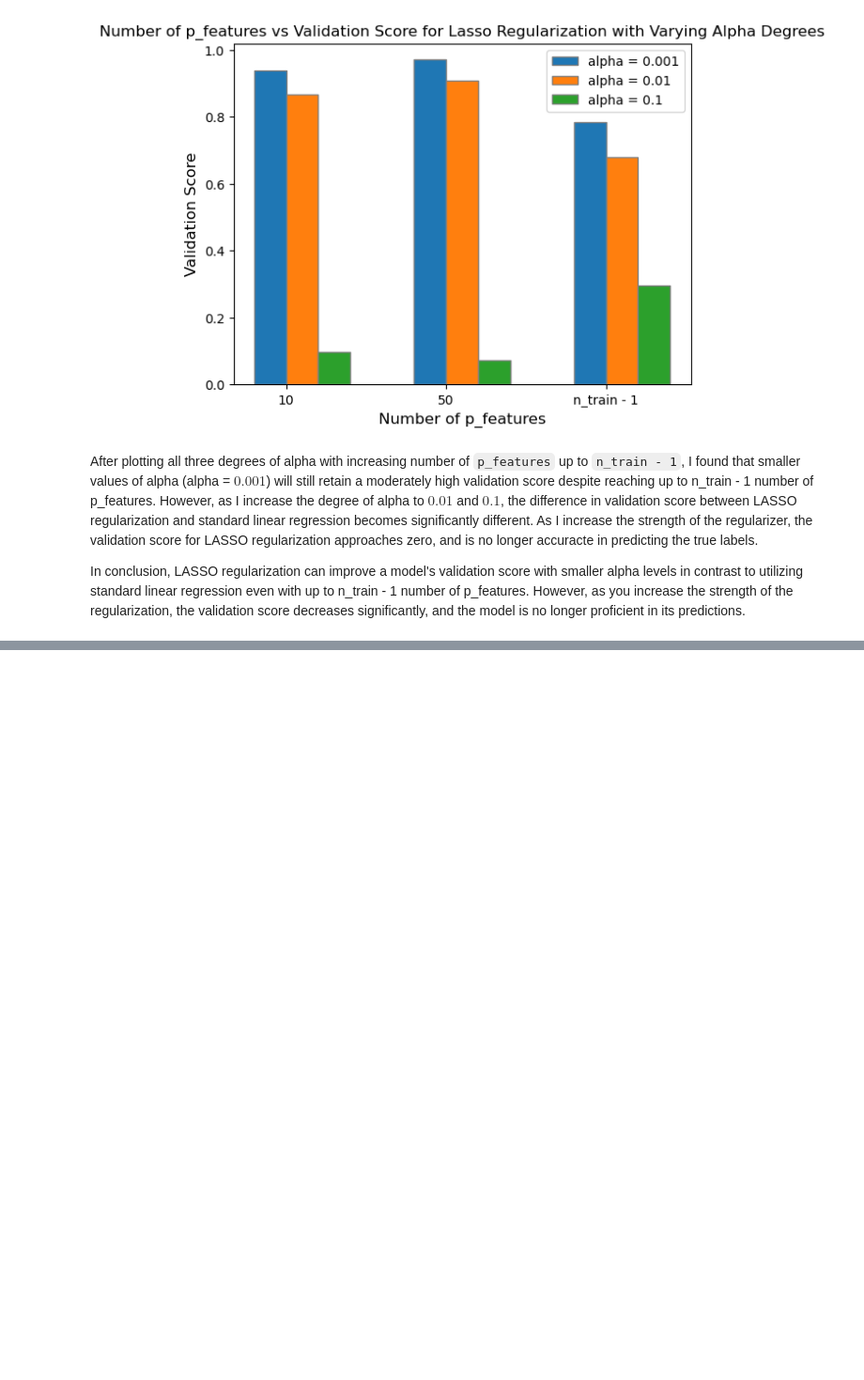
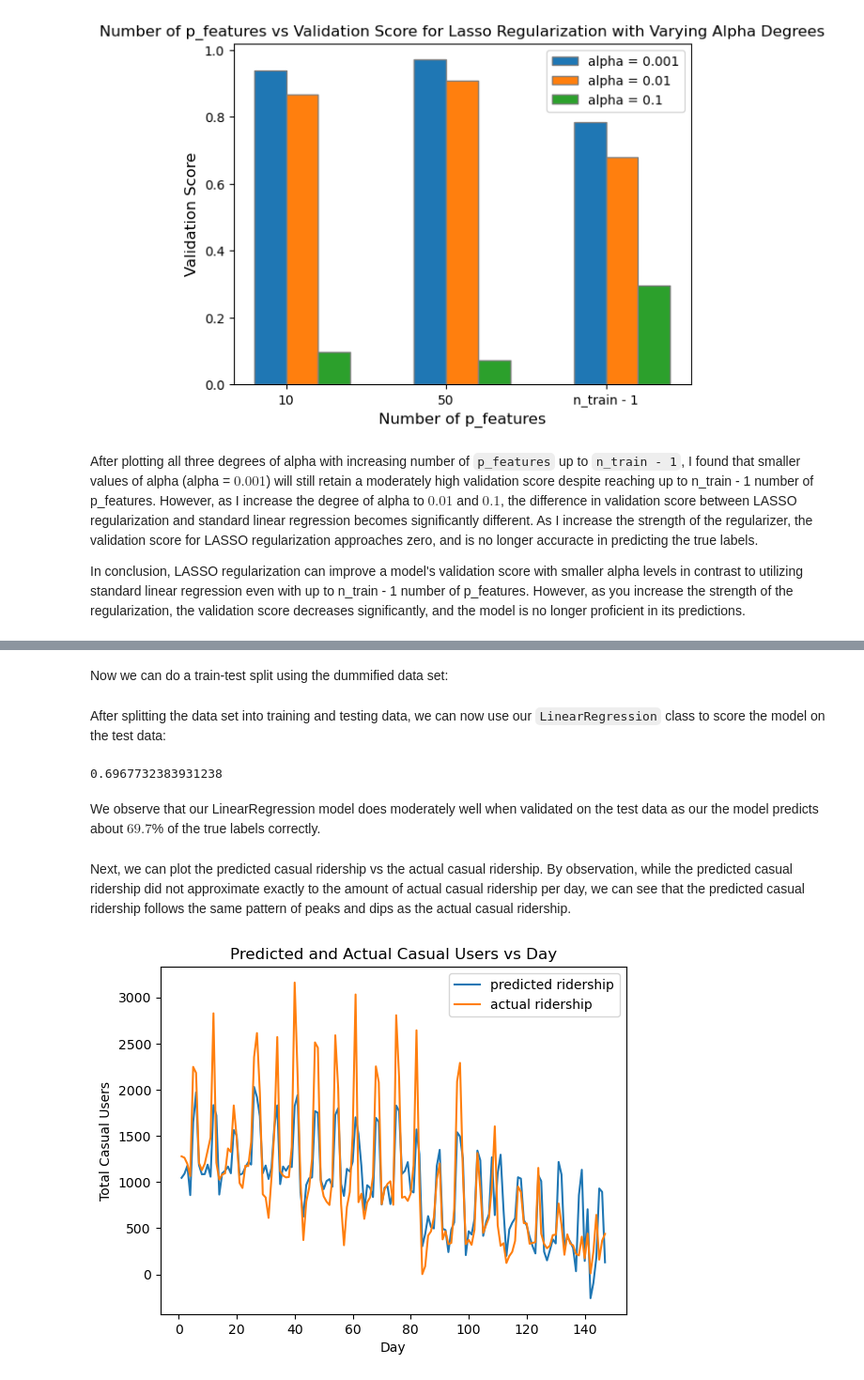
Before and after one commit to kennyerss/kennyerss.github.io, a Jupyter notebook: posts/linear-reg/index.ipynb, the cells around one changed output, grey strips where cells are left out. Shown at 94% size. Drawn from its saved outputs; the diff is of its cells as text; code cells hidden in the pictures; blank space fills up the shorter version.

```diff
--- a/posts/linear-reg/index.ipynb
+++ b/posts/linear-reg/index.ipynb
@@ -410,0 +436,15 @@ In conclusion, LASSO regularization can improve a model's validation score with
+# %%
+cols = ["casual",
+        "mnth",
+        "weathersit",
+        "workingday",
+        "yr",
+        "temp",
+        "hum",
+        "windspeed",
+        "holiday"]
+
+bikeshare = bikeshare[cols]
+
+bikeshare = pd.get_dummies(bikeshare, columns = ['mnth'], drop_first = "if_binary")
+bikeshare
@@ -410,0 +465,40 @@ In conclusion, LASSO regularization can improve a model's validation score with
+# %% [markdown]
+Now we can do a train-test split using the dummified data set:
+# %%
+train, test = train_test_split(bikeshare, test_size = .2, shuffle = False)
+
+X_train = train.drop(["casual"], axis = 1)
+y_train = train["casual"]
+
+X_test = test.drop(["casual"], axis = 1)
+y_test = test["casual"]
+# %% [markdown]
+After splitting the data set into training and testing data, we can now use our `LinearRegression` class to score the model on the test data:
+# %%
+X_train.shape
+LR = LinearRegression()
+
+LR.fit_analytic(X_train, y_train)
+LR.score(X_test, y_test)
+# %% [output]
+0.6967732383931238
+# %% [markdown]
+We observe that our LinearRegression model does moderately well when validated on the test data as our the model predicts about $69.7$% of the true labels correctly.
+# %% [markdown]
+Next, we can plot the predicted casual ridership vs the actual casual ridership. By observation, while the predicted casual ridership did not approximate exactly to the amount of actual casual ridership per day, we can see that the predicted casual ridership follows the same pattern of peaks and dips as the actual casual ridership.
+# %%
+bike_pred = LR.predict(X_test)
+
+num_steps = len(X_test)
+
+# Plot bike_pred vs actual ridership
+plt.plot(np.arange(num_steps) + 1, bike_pred, label = "predicted ridership")
+plt.plot(np.arange(num_steps) + 1, y_test, label = "actual ridership")
+
+plt.xlabel("Day")
+plt.ylabel("Total Casual Users")
+plt.title("Predicted and Actual Casual Users vs Day")
+
+legend = plt.legend()
+# %% [output]
+[figure, added]
```
Also changed, not shown: parts of 17 cells of this notebook, 15 other files.
